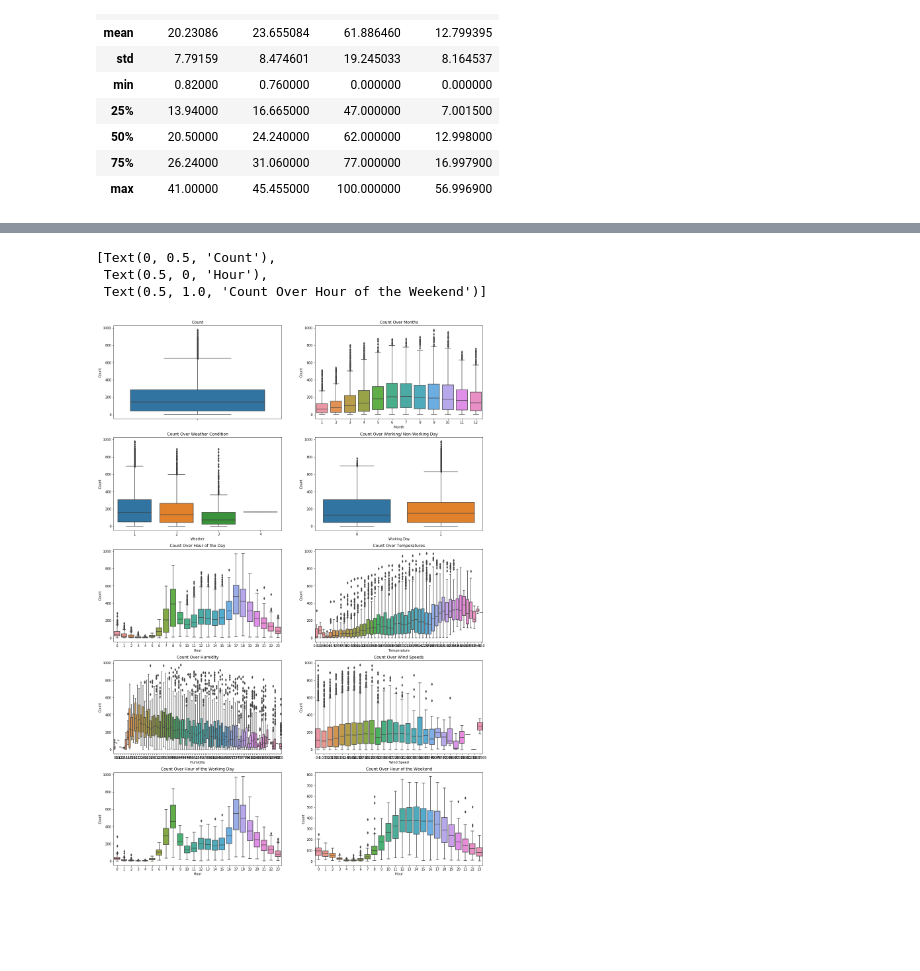
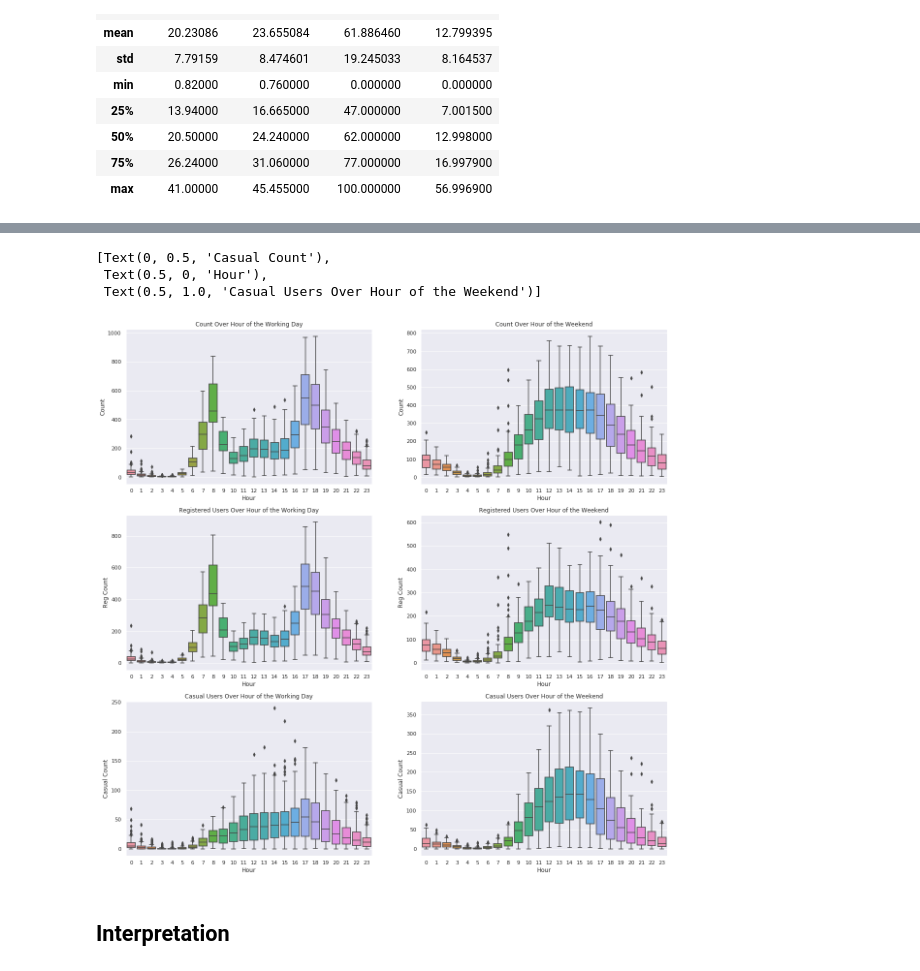
Before and after one commit to subbu3642/BikeSharingSystem, a Jupyter notebook: WorkBook.ipynb, the cells around one changed output, grey strips where cells are left out. Saved outputs shown, nothing was run; the diff lists cells and outputs as text; code cells hidden in the pictures; blank space fills up the shorter version.

```diff
--- a/WorkBook.ipynb
+++ b/WorkBook.ipynb
@@ -9,6 +63,6 @@ import scipy.stats
 # %%
-train_data = pd.read_csv('train.csv')
+# date time conversion
 train_data.datetime = pd.to_datetime(train_data.datetime)
 train_data['hour'] = train_data.datetime.dt.hour
 train_data['month'] = train_data.datetime.dt.month
-train_data.info()
+train_data['year'] = train_data.datetime.dt.year
@@ -35,4 +71,6 @@ memory usage: 1.2 MB
 # %%
-categorical_features = ['season', 'holiday', 'month', 'hour', 'workingday', 'weather']
+# Dividing the features into categorical and numerical
+categorical_features = ['season', 'holiday', 'year', 'month', 'hour', 'workingday', 'weather']
 number_features = ['temp', 'atemp', 'humidity', 'windspeed']
+# Our target here is to estimate the total count of users on any given particular hour
 target_feature = ['count']
@@ -46,0 +77,4 @@ train_data[categorical_features].astype('category').describe()
+# %%
+for col in categorical_features:
+    train_data[col] = train_data[col].astype('category')
+train_data[categorical_features].describe()
@@ -59,29 +198,24 @@ train_data[number_features].describe()
 # %%
-fig, ax = plt.subplots(nrows=5, ncols=2, figsize=(20, 40))
-fig.set_size_inches(20, 30)
-sn.boxplot(data=train_data, y = 'count', orient='v', ax=ax[0][0])
-ax[0][0].set(ylabel= 'Count', title = 'Count')
-sn.boxplot(data=train_data, y = 'count', x = 'month', orient='v', ax=ax[0][1])
-ax[0][1].set(xlabel='Month', ylabel= 'Count', title = 'Count Over Months')
-sn.boxplot(data=train_data, y = 'count', x = 'weather', orient='v', ax=ax[1][0])
-ax[1][0].set(xlabel='Weather', ylabel= 'Count', title = 'Count Over Weather Condition')
-sn.boxplot(data=train_data, y = 'count', x = 'workingday', orient='v', ax=ax[1][1])
-ax[1][1].set(xlabel='Working Day', ylabel= 'Count', title = 'Count Over Working/ Non-Working Day')
-sn.boxplot(data=train_data, y = 'count', x = 'hour', orient='v', ax=ax[2][0])
-ax[2][0].set(xlabel='Hour', ylabel= 'Count', title = 'Count Over Hour of the Day')
-sn.boxplot(data=train_data, y = 'count', x = 'temp', orient='v', ax=ax[2][1])
-ax[2][1].set(xlabel='Temperature', ylabel= 'Count', title = 'Count Over Temperatures')
-sn.boxplot(data=train_data, y = 'count', x = 'humidity', orient='v', ax=ax[3][0])
-ax[3][0].set(xlabel='Humidity', ylabel= 'Count', title = 'Count Over Humidity')
-sn.boxplot(data=train_data, y = 'count', x = 'windspeed', orient='v', ax=ax[3][1])
-ax[3][1].set(xlabel='Wind Speed', ylabel= 'Count', title = 'Count Over Wind Speeds')
+fig, ax = plt.subplots(nrows=3, ncols=2)
+fig.set_size_inches(20, 20)
+sn.boxplot(data=train_data[train_data.workingday == 1], y = 'count', x = 'hour', orient='v', ax=ax[0][0])
+ax[0][0].set(xlabel='Hour', ylabel= 'Count', title = 'Count Over Hour of the Working Day')
+sn.boxplot(data=train_data[train_data.workingday == 0], y = 'count', x = 'hour', orient='v', ax=ax[0][1])
+ax[0][1].set(xlabel='Hour', ylabel= 'Count', title = 'Count Over Hour of the Weekend')
 
-sn.boxplot(data=train_data[train_data.workingday == 1], y = 'count', x = 'hour', orient='v', ax=ax[4][0])
-ax[4][0].set(xlabel='Hour', ylabel= 'Count', title = 'Count Over Hour of the Working Day')
-sn.boxplot(data=train_data[train_data.workingday == 0], y = 'count', x = 'hour', orient='v', ax=ax[4][1])
-ax[4][1].set(xlabel='Hour', ylabel= 'Count', title = 'Count Over Hour of the Weekend')
+sn.boxplot(data=train_data[train_data.workingday == 1], y = 'registered', x = 'hour', orient='v', ax=ax[1][0])
+ax[1][0].set(xlabel='Hour', ylabel= 'Reg Count', title = 'Registered Users Over Hour of the Working Day')
+sn.boxplot(data=train_data[train_data.workingday == 0], y = 'registered', x = 'hour', orient='v', ax=ax[1][1])
+ax[1][1].set(xlabel='Hour', ylabel= 'Reg Count', title = 'Registered Users Over Hour of the Weekend')
+
+sn.boxplot(data=train_data[train_data.workingday == 1], y = 'casual', x = 'hour', orient='v', ax=ax[2][0])
+ax[2][0].set(xlabel='Hour', ylabel= 'Casual Count', title = 'Casual Users Over Hour of the Working Day')
+sn.boxplot(data=train_data[train_data.workingday == 0], y = 'casual', x = 'hour', orient='v', ax=ax[2][1])
+ax[2][1].set(xlabel='Hour', ylabel= 'Casual Count', title = 'Casual Users Over Hour of the Weekend')
 # %% [output]
-[Text(0, 0.5, 'Count'),
+[Text(0, 0.5, 'Casual Count'),
  Text(0.5, 0, 'Hour'),
- Text(0.5, 1.0, 'Count Over Hour of the Weekend')]
+ Text(0.5, 1.0, 'Casual Users Over Hour of the Weekend')]
-[figure, old version]
+[figure, new version]
+# %% [markdown]
+## Interpretation
```
Also changed, not shown: parts of 32 cells of this notebook.
